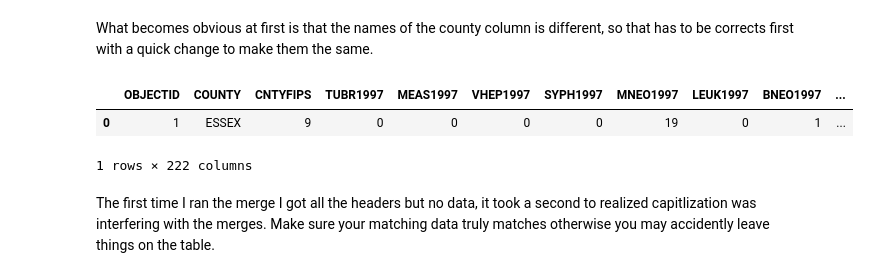
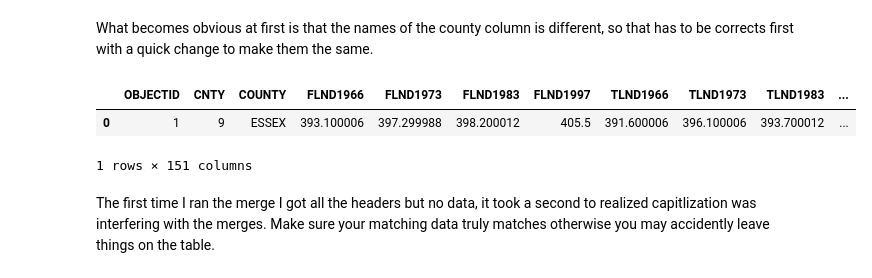
Before and after one commit to VCGI/Geopandas-Python-Library-Exploration, a Jupyter notebook: Geospatial Joins and Merges in Python.ipynb, the cells around one changed output. Cells and saved outputs as stored; diff of their text form; code cells hidden in the pictures.

```diff
--- a/Geospatial Joins and Merges in Python.ipynb
+++ b/Geospatial Joins and Merges in Python.ipynb
@@ -21,9 +21,8 @@ http://geodata.vermont.gov/datasets/VTANR::public-water-sources?geometry=-77.941
 http://geodata.vermont.gov/datasets/VTANR::water-quality-monitoring-sites?geometry=-75.374%2C43.89%2C-70.142%2C44.579
 # %%
 census = gpd.read_file('/VT_2000_Census_County_Boundaries_and_Statistics.shp', vfs='zip://VT_2000_Census_County_Boundaries_and_Statistics.zip')
-health1 = gpd.read_file('/VT_County_Health_Data_19862000__1.shp', vfs='zip://VT_County_Health_Data_19862000__1.zip')
-health2 = gpd.read_file('/VT_County_Health_Data_19862000__2.shp', vfs='zip://VT_County_Health_Data_19862000__2.zip')
 waterqlt = gpd.read_file('/Water_Quality_Monitoring_Sites.shp', vfs='zip://Water_Quality_Monitoring_Sites.zip')
+forest = gpd.read_file('/VT_County_Forest_Data_19661997.shp', vfs='zip://VT_County_Forest_Data_19661997.zip')
 # %% [markdown]
 ## CRS and Datums
 First check that the shapefiles are using the same projections, otherwise spatial merges can go quite wrong
@@ -140,12 +149,12 @@ census.head()
 # %% [markdown]
 What becomes obvious at first is that the names of the county column is different, so that has to be corrects first with a quick change to make them the same.
 # %%
-health1 = health1.rename(columns={'CNTYNAME': 'COUNTY'})
-health1.head(1)
+forest = forest.rename(columns={'CNTYNAME': 'COUNTY'})
+forest.head(1)
 # %% [output]
-|  | OBJECTID | COUNTY | CNTYFIPS | TUBR1997 | MEAS1997 | VHEP1997 | SYPH1997 | MNEO1997 | LEUK1997 | BNEO1997 | ... |
-| 0 | 1 | ESSEX | 9 | 0 | 0 | 0 | 0 | 19 | 0 | 1 | ... |
+|  | OBJECTID | CNTY | COUNTY | FLND1966 | FLND1973 | FLND1983 | FLND1997 | TLND1966 | TLND1973 | TLND1983 | ... |
+| 0 | 1 | 9 | ESSEX | 393.100006 | 397.299988 | 398.200012 | 405.5 | 391.600006 | 396.100006 | 393.700012 | ... |
-1 rows × 222 columns
+1 rows × 151 columns
 # %% [markdown]
 The first time I ran the merge I got all the headers but no data, it took a second to realized capitlization was interfering with the merges. Make sure your matching data truly matches otherwise you may accidently leave things on the table.
 # %%
```
Also changed, not shown: parts of 64 cells of this notebook, 10 other files.
